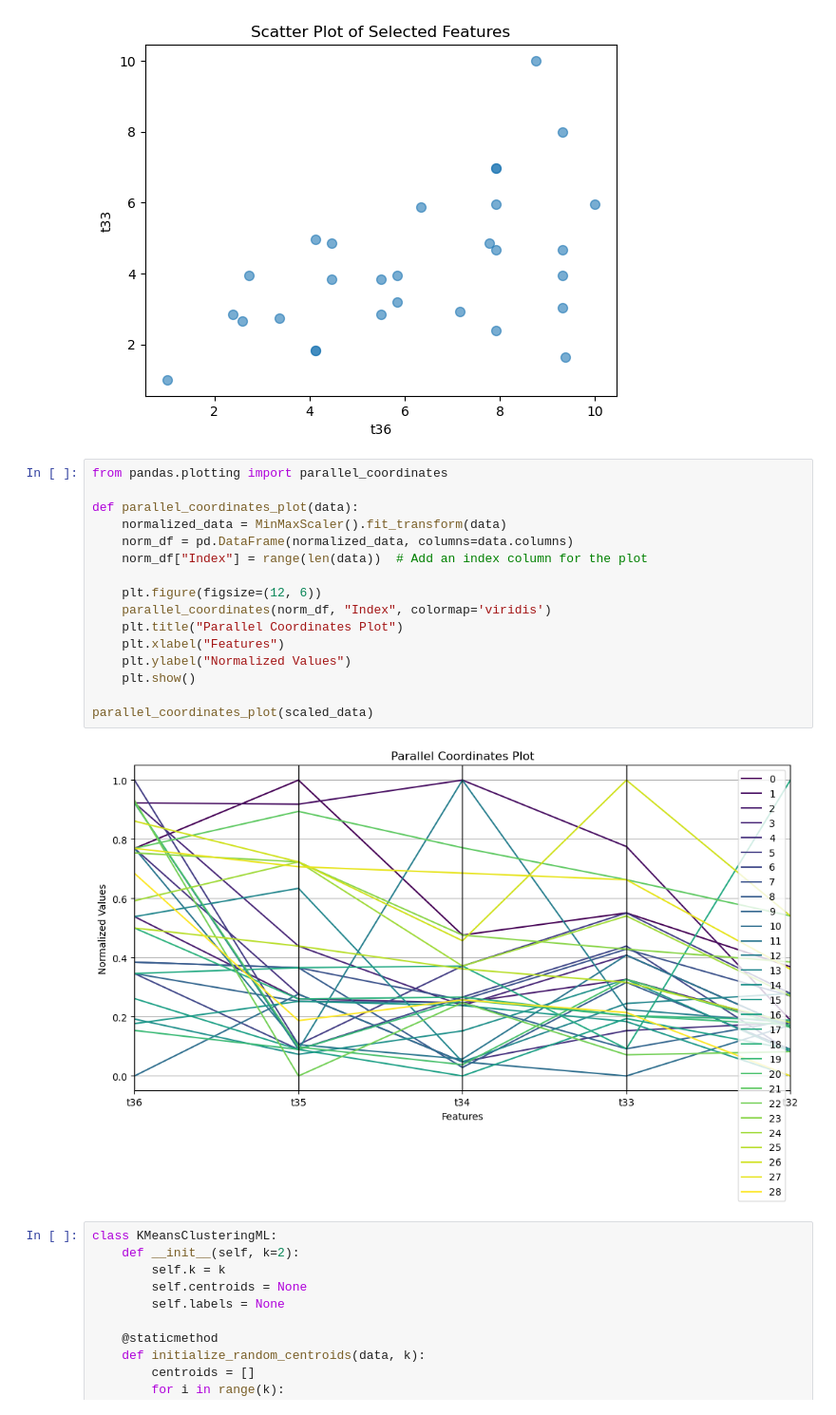
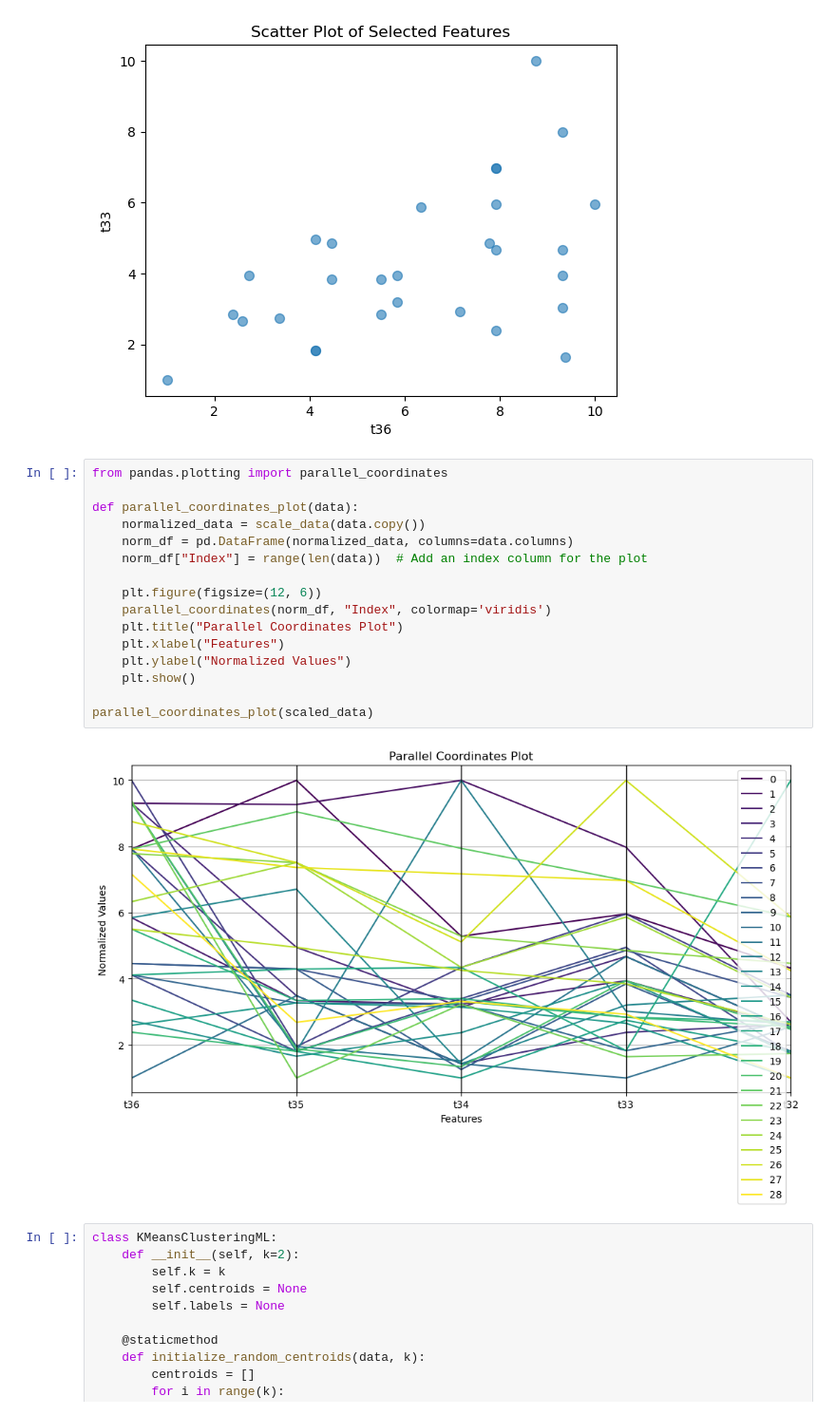
Before and after one commit to kiruhafighter/ClusteringProgram-Unsupervised-machine-learning-, a Jupyter notebook: clustering.ipynb, the cells around one changed output. Shown at 95% size. Drawn from its saved outputs; the diff is of its cells as text.

```diff
--- a/clustering.ipynb
+++ b/clustering.ipynb
@@ -102,21 +101,21 @@ build_scatter_plot(scaled_data, feature_x, feature_y)
 # %%
 from pandas.plotting import parallel_coordinates
 
 def parallel_coordinates_plot(data):
-    normalized_data = MinMaxScaler().fit_transform(data)
+    normalized_data = scale_data(data.copy())
     norm_df = pd.DataFrame(normalized_data, columns=data.columns)
     norm_df["Index"] = range(len(data))  # Add an index column for the plot
 
     plt.figure(figsize=(12, 6))
     parallel_coordinates(norm_df, "Index", colormap='viridis')
     plt.title("Parallel Coordinates Plot")
     plt.xlabel("Features")
     plt.ylabel("Normalized Values")
     plt.show()
 
 parallel_coordinates_plot(scaled_data)
 # %% [output]
-[figure, old version]
+[figure, new version]
 # %%
 class KMeansClusteringML:
     def __init__(self, k=2):
```
Also changed, not shown: parts of 6 cells of this notebook.
